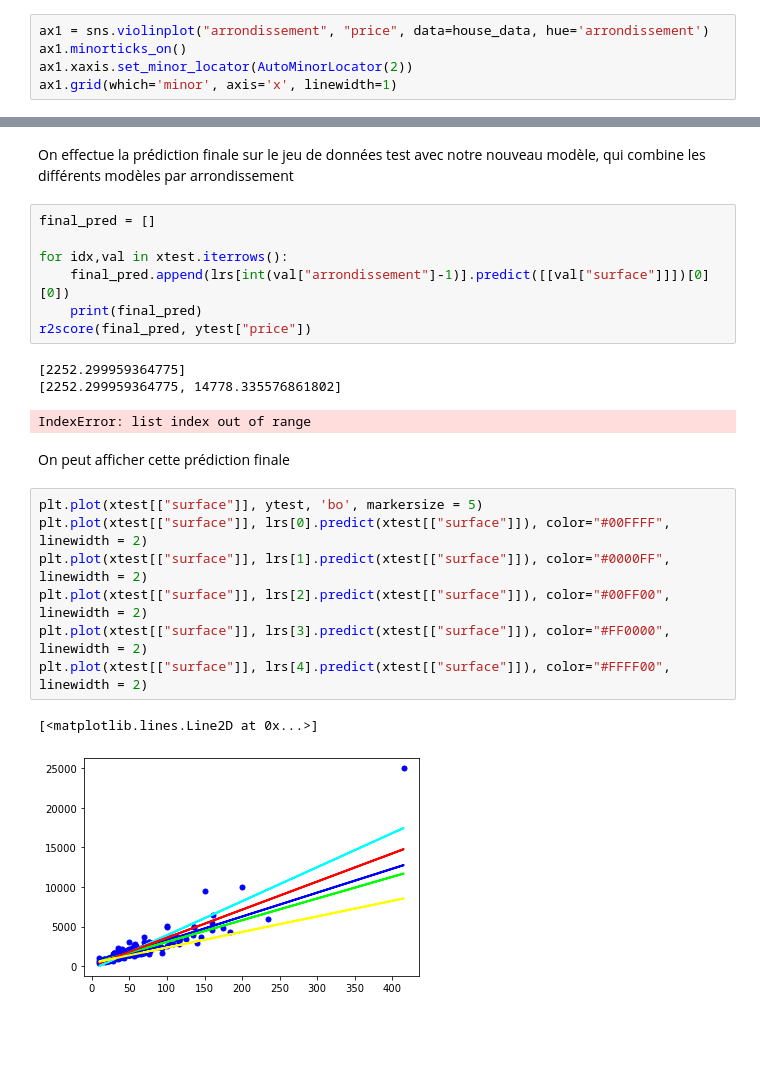
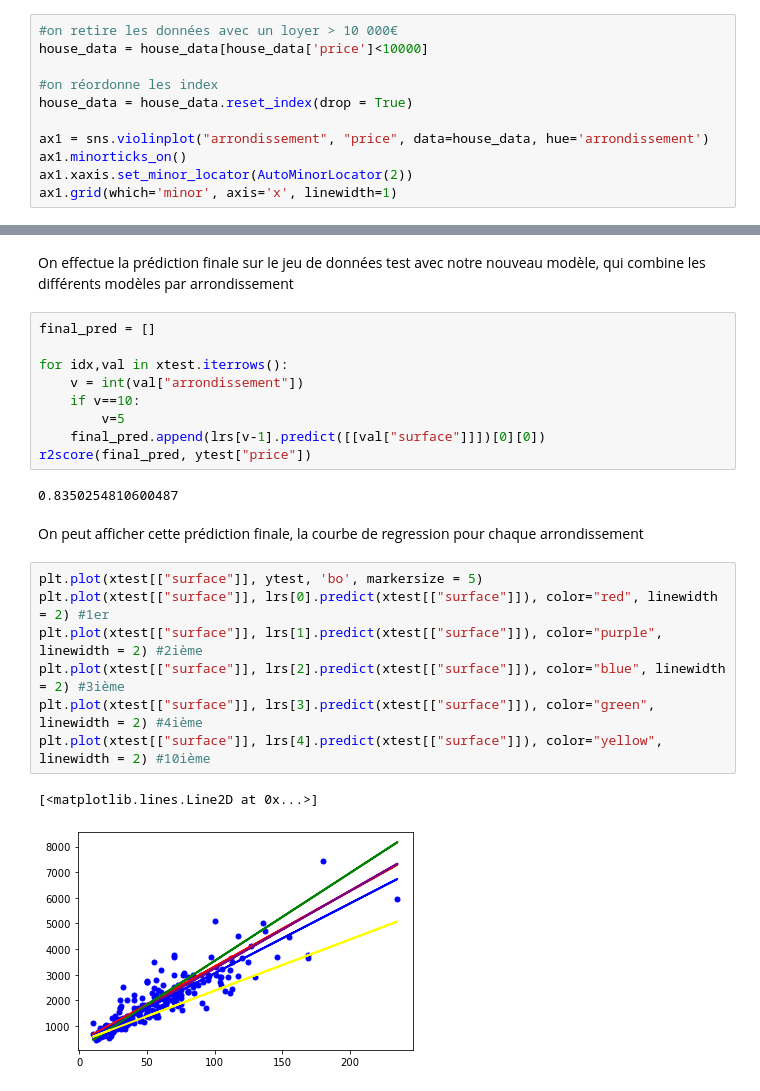
Before and after one commit to CorentinMAG/AI, a Jupyter notebook: linear_regression_improved.ipynb, the cells around one changed output, grey strips where cells are left out. Cells and saved outputs as stored; diff of their text form; blank space fills up the shorter version.

```diff
--- a/linear_regression_improved.ipynb
+++ b/linear_regression_improved.ipynb
@@ -39,5 +41,11 @@ On voit effectivement une relation linéaire se dégager.
 Affichons maintenant le loyer en fonction de l'arrondissement
 # %%
+#on retire les données avec un loyer > 10 000€
+house_data = house_data[house_data['price']<10000]
+
+#on réordonne les index
+house_data = house_data.reset_index(drop = True)
+
 ax1 = sns.violinplot("arrondissement", "price", data=house_data, hue='arrondissement')
 ax1.minorticks_on()
 ax1.xaxis.set_minor_locator(AutoMinorLocator(2))
@@ -111,22 +120,22 @@ On effectue la prédiction finale sur le jeu de données test avec notre nouveau
 final_pred = []
 
 for idx,val in xtest.iterrows():
-    final_pred.append(lrs[int(val["arrondissement"]-1)].predict([[val["surface"]]])[0][0])
-    print(final_pred)
+    v = int(val["arrondissement"])
+    if v==10:
+        v=5
+    final_pred.append(lrs[v-1].predict([[val["surface"]]])[0][0])
 r2score(final_pred, ytest["price"])
 # %% [output]
-[2252.299959364775]
-[2252.299959364775, 14778.335576861802]
+0.8350254810600487
-IndexError: list index out of range
 # %% [markdown]
-On peut afficher cette prédiction finale
+On peut afficher cette prédiction finale, la courbe de regression pour chaque arrondissement
 # %%
 plt.plot(xtest[["surface"]], ytest, 'bo', markersize = 5)
-plt.plot(xtest[["surface"]], lrs[0].predict(xtest[["surface"]]), color="#00FFFF", linewidth = 2)
-plt.plot(xtest[["surface"]], lrs[1].predict(xtest[["surface"]]), color="#0000FF", linewidth = 2)
-plt.plot(xtest[["surface"]], lrs[2].predict(xtest[["surface"]]), color="#00FF00", linewidth = 2)
-plt.plot(xtest[["surface"]], lrs[3].predict(xtest[["surface"]]), color="#FF0000", linewidth = 2)
-plt.plot(xtest[["surface"]], lrs[4].predict(xtest[["surface"]]), color="#FFFF00", linewidth = 2)
+plt.plot(xtest[["surface"]], lrs[0].predict(xtest[["surface"]]), color="red", linewidth = 2) #1er
+plt.plot(xtest[["surface"]], lrs[1].predict(xtest[["surface"]]), color="purple", linewidth = 2) #2ième
+plt.plot(xtest[["surface"]], lrs[2].predict(xtest[["surface"]]), color="blue", linewidth = 2) #3ième
+plt.plot(xtest[["surface"]], lrs[3].predict(xtest[["surface"]]), color="green", linewidth = 2) #4ième
+plt.plot(xtest[["surface"]], lrs[4].predict(xtest[["surface"]]), color="yellow", linewidth = 2) #10ième
 # %% [output]
 [<matplotlib.lines.Line2D at 0x...>]
-[figure, old version]
+[figure, new version]
```
Also changed, not shown: parts of 7 cells of this notebook, 7 other files.
